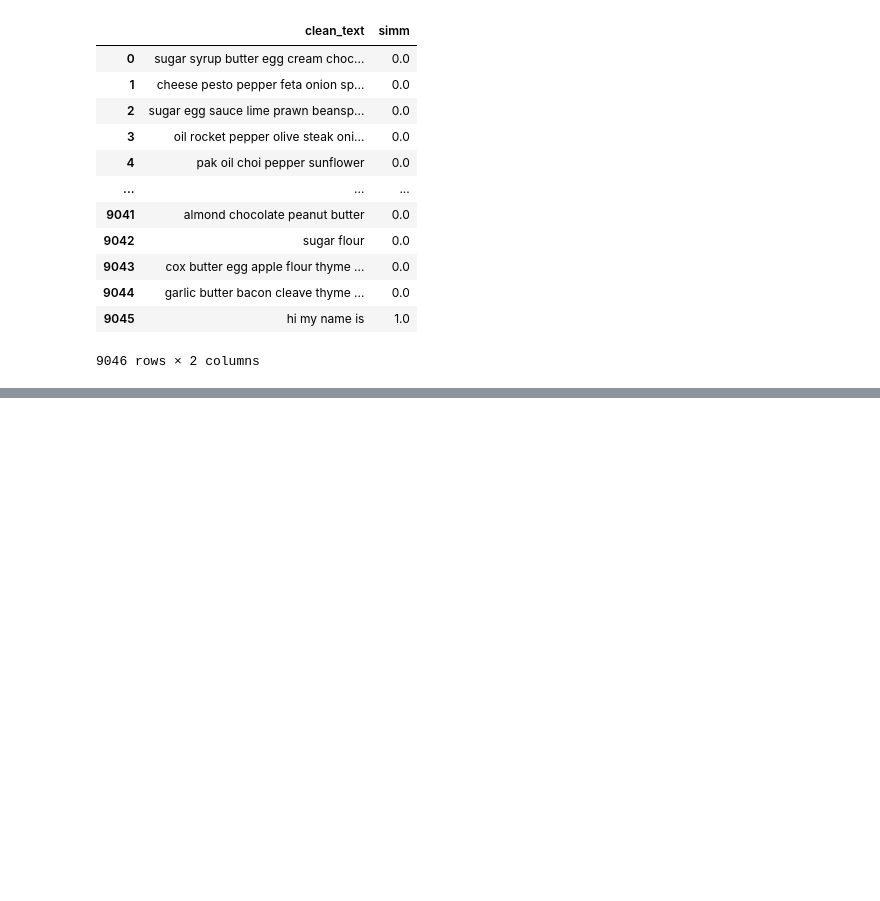
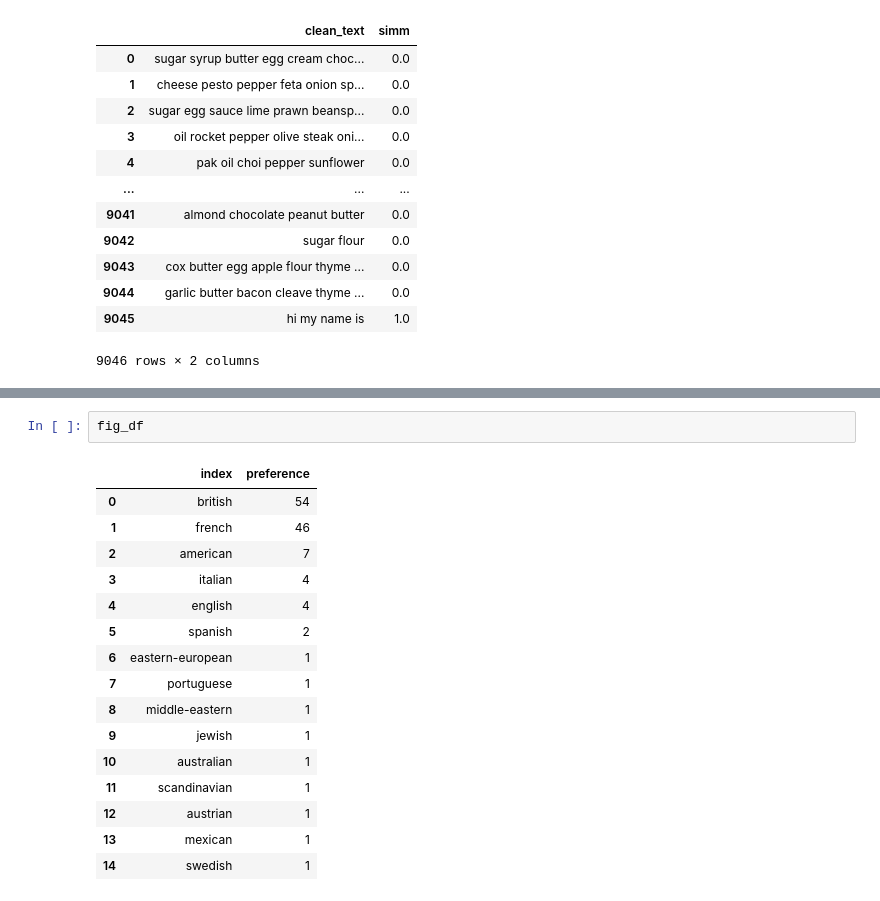
Before and after one commit to camillemolen/replenish_streamlit, a Jupyter notebook: Untitled.ipynb, the cells around one changed output, grey strips where cells are left out. Cells and saved outputs as stored; diff of their text form; blank space fills up the shorter version.

```diff
--- a/Untitled.ipynb
+++ b/Untitled.ipynb
@@ -169,0 +201,19 @@ df_t
+# %%
+fig_df
+# %% [output]
+|  | index | preference |
+| 0 | british | 54 |
+| 1 | french | 46 |
+| 2 | american | 7 |
+| 3 | italian | 4 |
+| 4 | english | 4 |
+| 5 | spanish | 2 |
+| 6 | eastern-european | 1 |
+| 7 | portuguese | 1 |
+| 8 | middle-eastern | 1 |
+| 9 | jewish | 1 |
+| 10 | australian | 1 |
+| 11 | scandinavian | 1 |
+| 12 | austrian | 1 |
+| 13 | mexican | 1 |
+| 14 | swedish | 1 |
```
Also changed, not shown: parts of 7 cells of this notebook, 2 other files.
